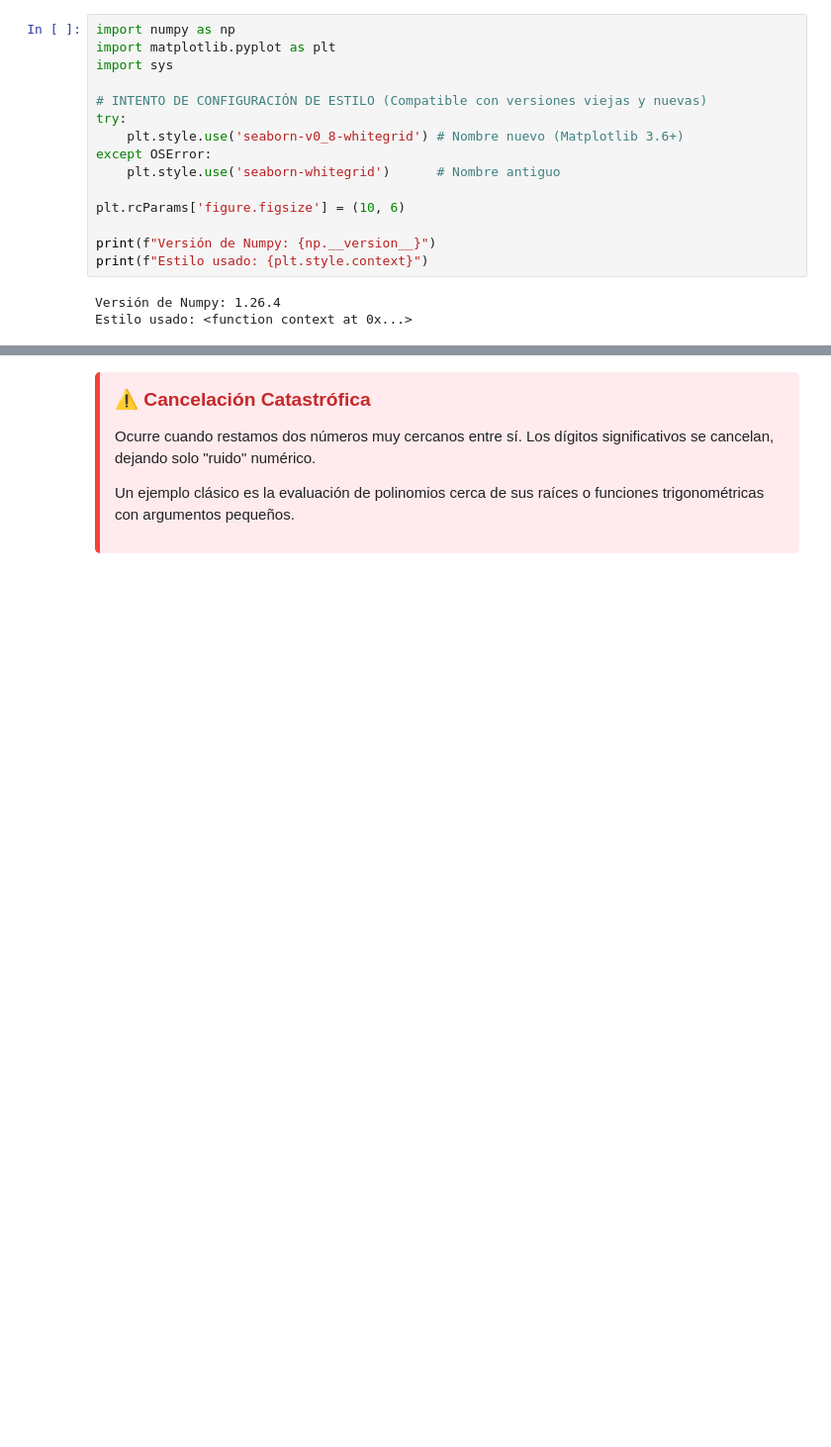
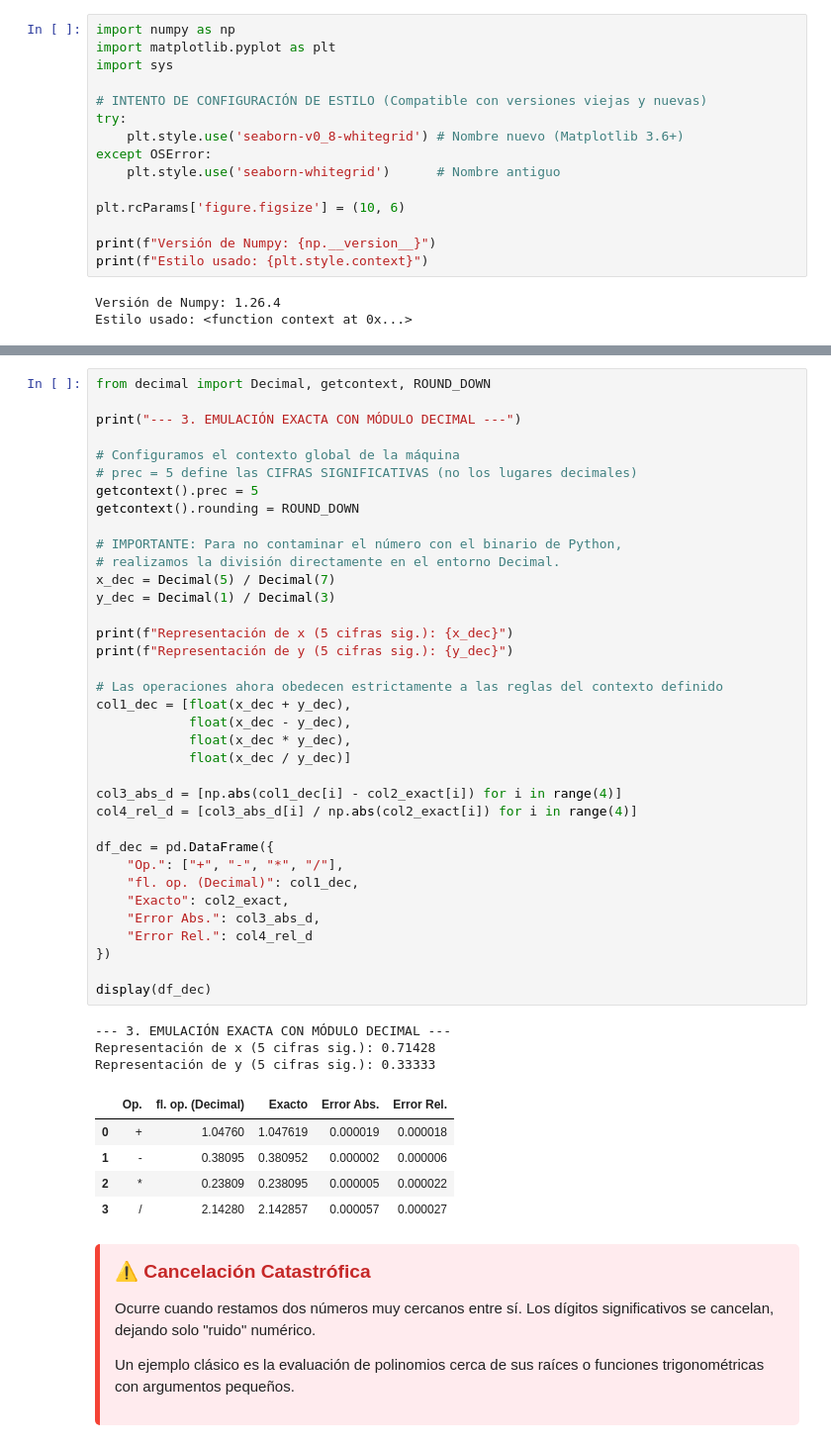
Before and after one commit to ManuelSanchezUribe/MAT2605_UC_labs, a Jupyter notebook: Lab01/lab01.ipynb, the cells around one changed output, grey strips where cells are left out. Shown at 99% size. Cells and saved outputs as stored; diff of their text form; blank space fills up the shorter version.

```diff
--- a/Lab01/lab01.ipynb
+++ b/Lab01/lab01.ipynb
@@ -103,3 +425,48 @@ Epsilon real (sys): 2.220446049250313e-16
+# %%
+from decimal import Decimal, getcontext, ROUND_DOWN
+
+print("--- 3. EMULACIÓN EXACTA CON MÓDULO DECIMAL ---")
+
+# Configuramos el contexto global de la máquina
+# prec = 5 define las CIFRAS SIGNIFICATIVAS (no los lugares decimales)
+getcontext().prec = 5
+getcontext().rounding = ROUND_DOWN
+
+# IMPORTANTE: Para no contaminar el número con el binario de Python,
+# realizamos la división directamente en el entorno Decimal.
+x_dec = Decimal(5) / Decimal(7)
+y_dec = Decimal(1) / Decimal(3)
+
+print(f"Representación de x (5 cifras sig.): {x_dec}")
+print(f"Representación de y (5 cifras sig.): {y_dec}")
+
+# Las operaciones ahora obedecen estrictamente a las reglas del contexto definido
+col1_dec = [float(x_dec + y_dec),
+            float(x_dec - y_dec),
+            float(x_dec * y_dec),
+            float(x_dec / y_dec)]
+
+col3_abs_d = [np.abs(col1_dec[i] - col2_exact[i]) for i in range(4)]
+col4_rel_d = [col3_abs_d[i] / np.abs(col2_exact[i]) for i in range(4)]
+
+df_dec = pd.DataFrame({
+    "Op.": ["+", "-", "*", "/"],
+    "fl. op. (Decimal)": col1_dec,
+    "Exacto": col2_exact,
+    "Error Abs.": col3_abs_d,
+    "Error Rel.": col4_rel_d
+})
+
+display(df_dec)
+# %% [output]
+--- 3. EMULACIÓN EXACTA CON MÓDULO DECIMAL ---
+Representación de x (5 cifras sig.): 0.71428
+Representación de y (5 cifras sig.): 0.33333
+|  | Op. | fl. op. (Decimal) | Exacto | Error Abs. | Error Rel. |
+| 0 | + | 1.04760 | 1.047619 | 0.000019 | 0.000018 |
+| 1 | - | 0.38095 | 0.380952 | 0.000002 | 0.000006 |
+| 2 | * | 0.23809 | 0.238095 | 0.000005 | 0.000022 |
+| 3 | / | 2.14280 | 2.142857 | 0.000057 | 0.000027 |
 # %% [markdown]
 <div style="background-color: #ffebee; border-left: 5px solid #f44336; padding: 15px; border-radius: 5px;">
     <h3 style="color: #c62828; margin-top: 0;">⚠️ Cancelación Catastrófica</h3>
```
Also changed, not shown: parts of 22 cells of this notebook.
